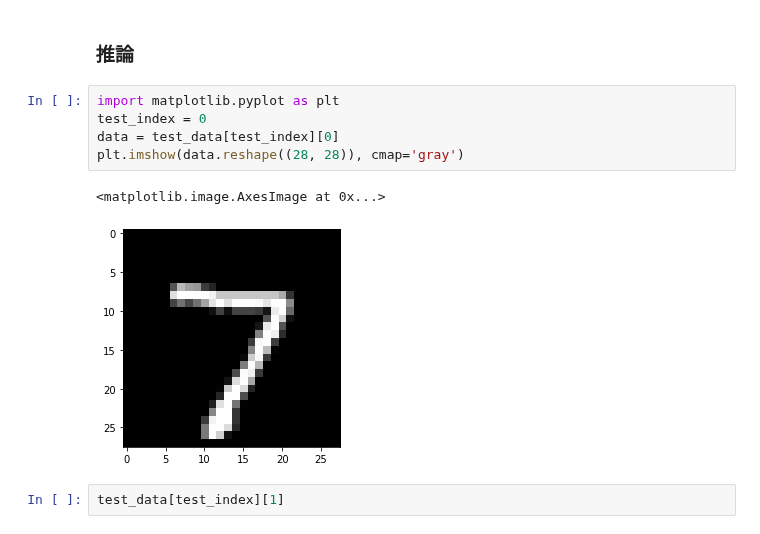
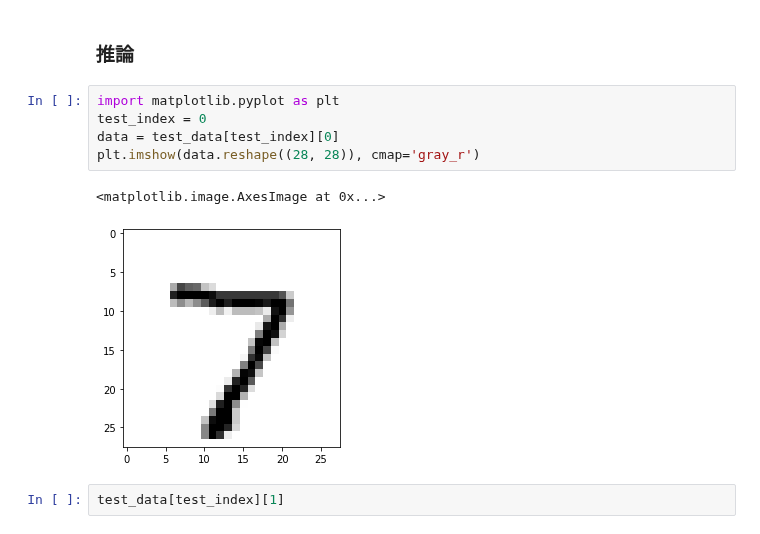
Before and after one commit to TadaoYamaoka/ShogiAIBook2, a Jupyter notebook: notebook/train_mnist.ipynb, the cells around one changed output. Drawn from its saved outputs; the diff is of its cells as text.

```diff
--- a/notebook/train_mnist.ipynb
+++ b/notebook/train_mnist.ipynb
@@ -198,11 +198,11 @@ epoch: 5, test loss: 0.224935, test accuracy: 0.935300
 # %%
 import matplotlib.pyplot as plt
 test_index = 0
 data = test_data[test_index][0]
-plt.imshow(data.reshape((28, 28)), cmap='gray')
+plt.imshow(data.reshape((28, 28)), cmap='gray_r')
 # %% [output]
 <matplotlib.image.AxesImage at 0x...>
-[figure, old version]
+[figure, new version]
 # %%
 test_data[test_index][1]
 # %% [output]
```
